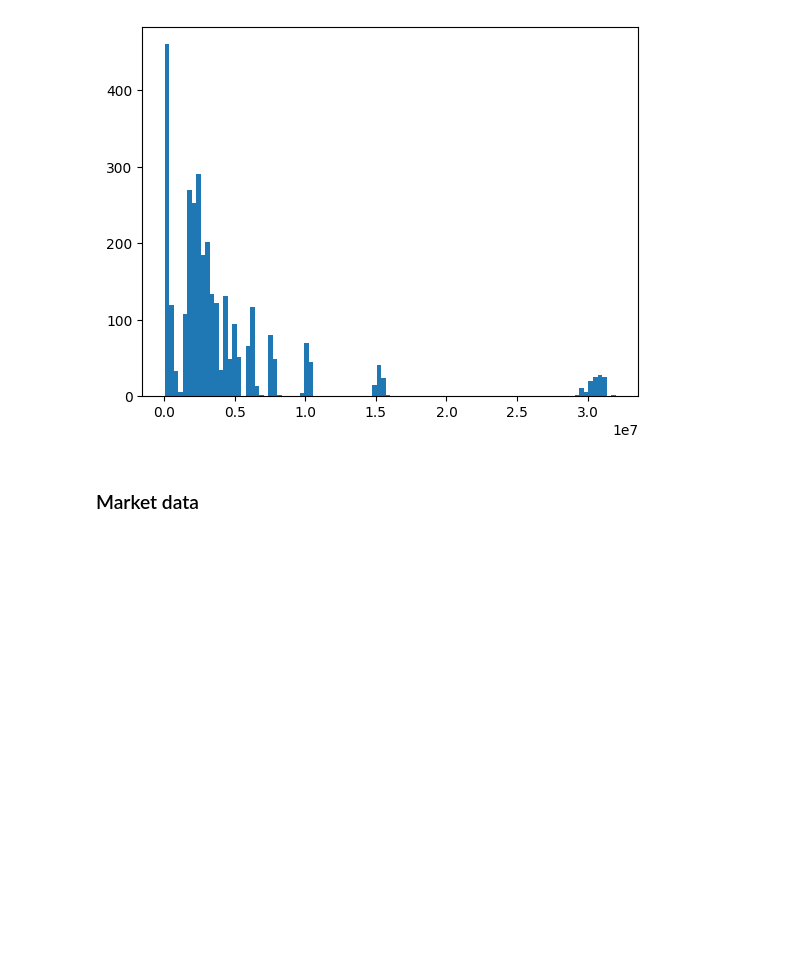
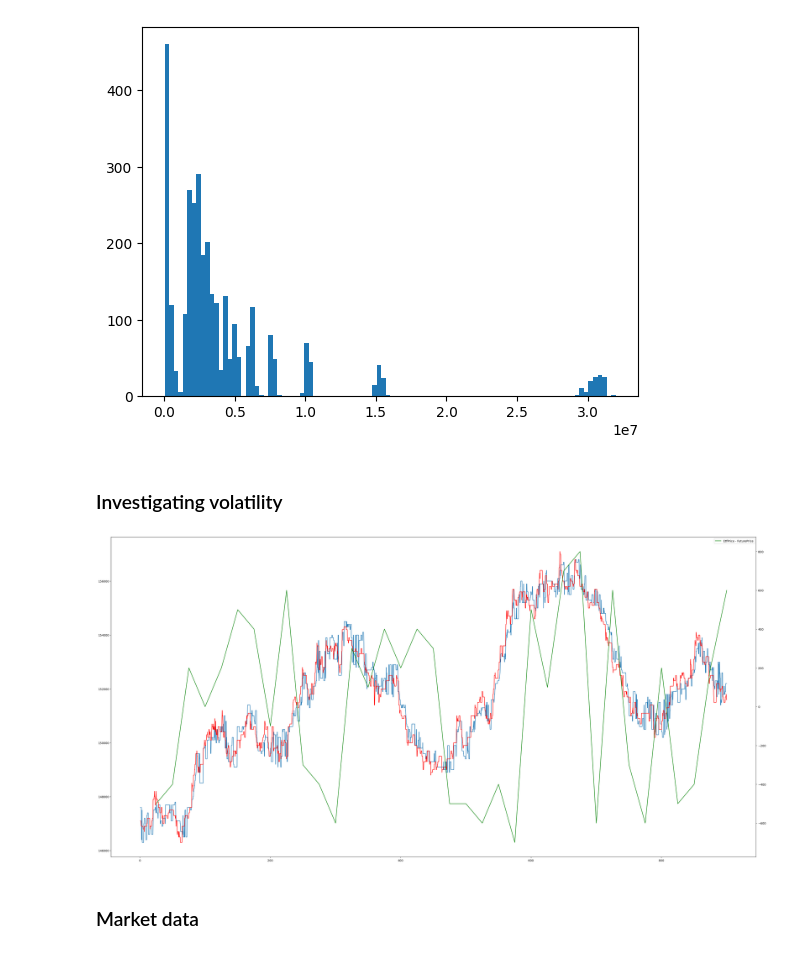
Before and after one commit to matthewgomezcullen/Ready-Trader-Go, a Jupyter notebook: research/viz.ipynb, the cells around one changed output. Saved outputs shown, nothing was run; the diff lists cells and outputs as text; code cells hidden in the pictures; blank space fills up the shorter version.

```diff
--- a/research/viz.ipynb
+++ b/research/viz.ipynb
@@ -89,6 +90,25 @@ plt.hist(liquidity['ask_liquidity'], bins=100)
         31650830.03913792, 31970071.32492945]),
  <BarContainer object of 100 artists>)
 [figure]
+# %% [markdown]
+### Investigating volatility
+# %%
+PL = pd.read_csv('../score_board.csv')
+# drop first row of PL dataframe
+PL = PL.drop(PL.index[0])
+# plot EtfPrice and FuturePrice
+plt.plot(PL['Time'], PL['EtfPrice'], label='EtfPrice')
+plt.plot(PL['Time'], PL['FuturePrice'], label='FuturePrice', color='red')
+# on a different axis plot the difference between EtfPrice and FuturePrice
+ax2 = plt.twinx()
+ax2.plot(PL['Time'][::100], PL['EtfPrice'][::100] - PL['FuturePrice'][::100], label='EtfPrice - FuturePrice', color='green')
+# only plot every 100th row
+plt.legend()
+# increase the size of the plot
+plt.rcParams["figure.figsize"] = (40,20)
+plt.show()
+# %% [output]
+[figure, added]
 # %% [markdown]
 ### Market data
 # %%
```
Also changed, not shown: parts of 1 cell of this notebook, 5 other files.
